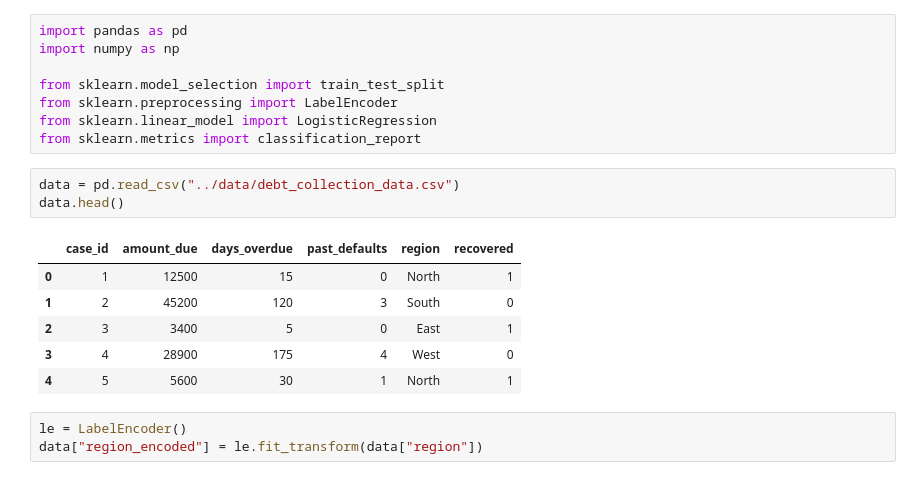
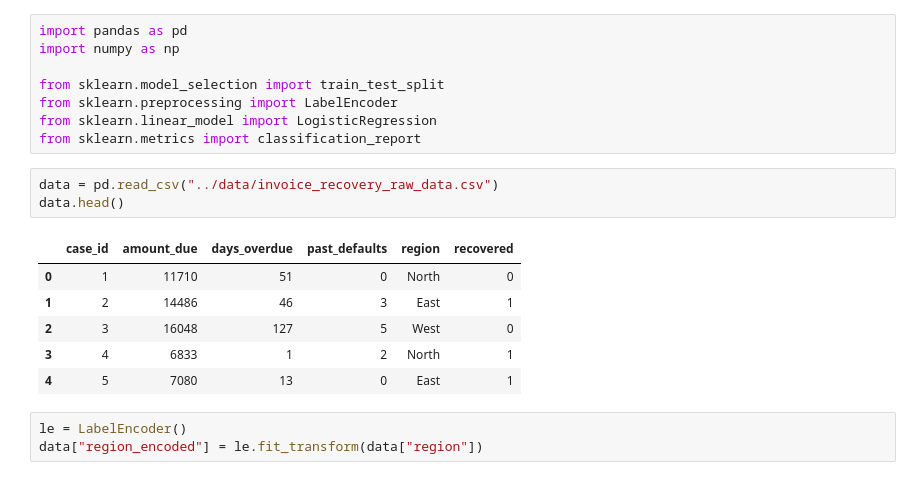
Before and after one commit to 23f2002523/AI-Driven-DCA-Management-System, a Jupyter notebook: model/recovery_model.ipynb, the cells around one changed output. Saved outputs shown, nothing was run; the diff lists cells and outputs as text.

```diff
--- a/model/recovery_model.ipynb
+++ b/model/recovery_model.ipynb
@@ -7,15 +7,15 @@ from sklearn.preprocessing import LabelEncoder
 from sklearn.linear_model import LogisticRegression
 from sklearn.metrics import classification_report
 # %%
-data = pd.read_csv("../data/debt_collection_data.csv")
+data = pd.read_csv("../data/invoice_recovery_raw_data.csv")
 data.head()
 # %% [output]
 |  | case_id | amount_due | days_overdue | past_defaults | region | recovered |
-| 0 | 1 | 12500 | 15 | 0 | North | 1 |
-| 1 | 2 | 45200 | 120 | 3 | South | 0 |
-| 2 | 3 | 3400 | 5 | 0 | East | 1 |
-| 3 | 4 | 28900 | 175 | 4 | West | 0 |
-| 4 | 5 | 5600 | 30 | 1 | North | 1 |
+| 0 | 1 | 11710 | 51 | 0 | North | 0 |
+| 1 | 2 | 14486 | 46 | 3 | East | 1 |
+| 2 | 3 | 16048 | 127 | 5 | West | 0 |
+| 3 | 4 | 6833 | 1 | 2 | North | 1 |
+| 4 | 5 | 7080 | 13 | 0 | East | 1 |
 # %%
 le = LabelEncoder()
 data["region_encoded"] = le.fit_transform(data["region"])
```
Also changed, not shown: parts of 2 cells of this notebook, 5 other files.
